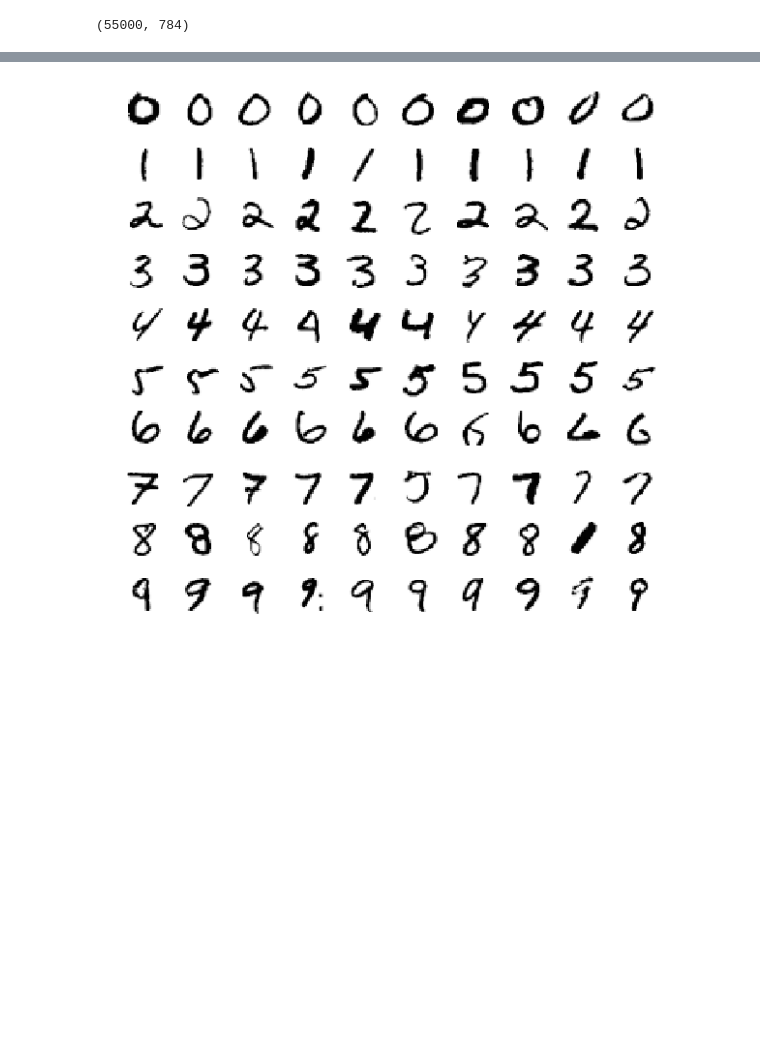
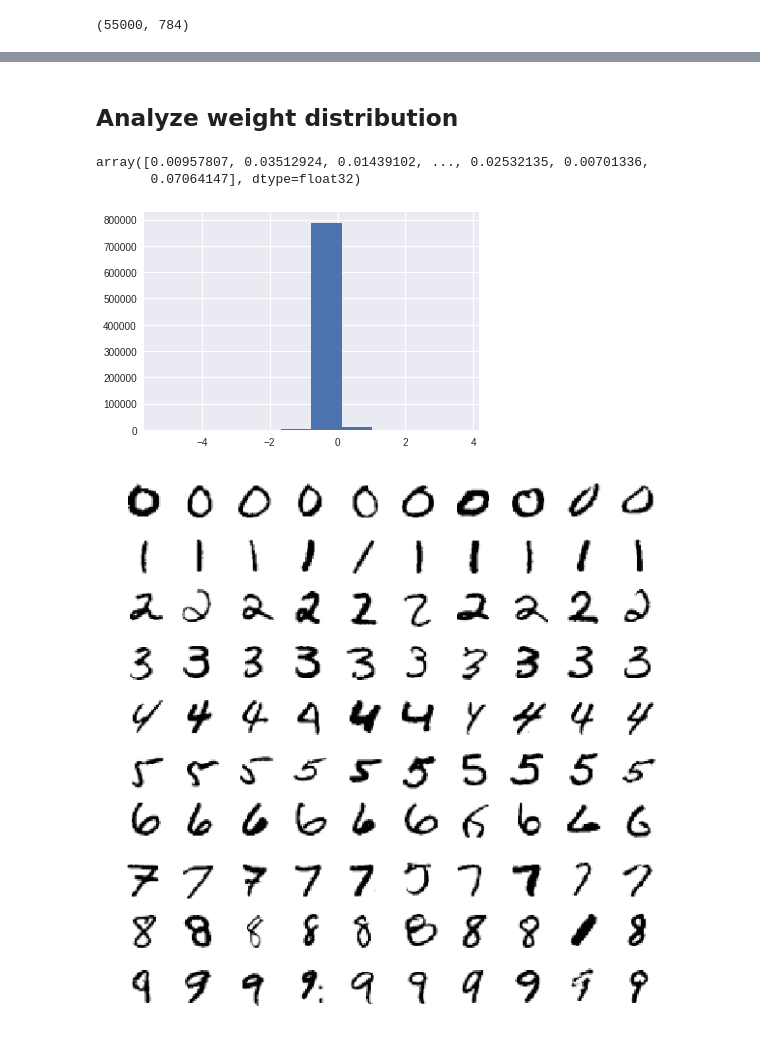
Before and after one commit to bhushanmalgaonkar/neural-learning-visualization, a Jupyter notebook: neural-learning-visualization.ipynb, the cells around one changed output, grey strips where cells are left out. Drawn from its saved outputs; the diff is of its cells as text; code cells hidden in the pictures; blank space fills up the shorter version.

```diff
--- a/neural-learning-visualization.ipynb
+++ b/neural-learning-visualization.ipynb
@@ -117,0 +138,13 @@ Test set:       Loss:0.20,      Accuracy:0.97
+# %% [markdown]
+## Analyze weight distribution
+# %%
+weights_val = sess.run(weights['w1'])
+# %%
+weights_val.reshape(-1)
+# %% [output]
+array([0.00957807, 0.03512924, 0.01439102, ..., 0.02532135, 0.00701336,
+       0.07064147], dtype=float32)
+# %%
+h = plt.hist(weights_val.reshape(-1))
+# %% [output]
+[figure, added]
```
Also changed, not shown: parts of 8 cells of this notebook.
